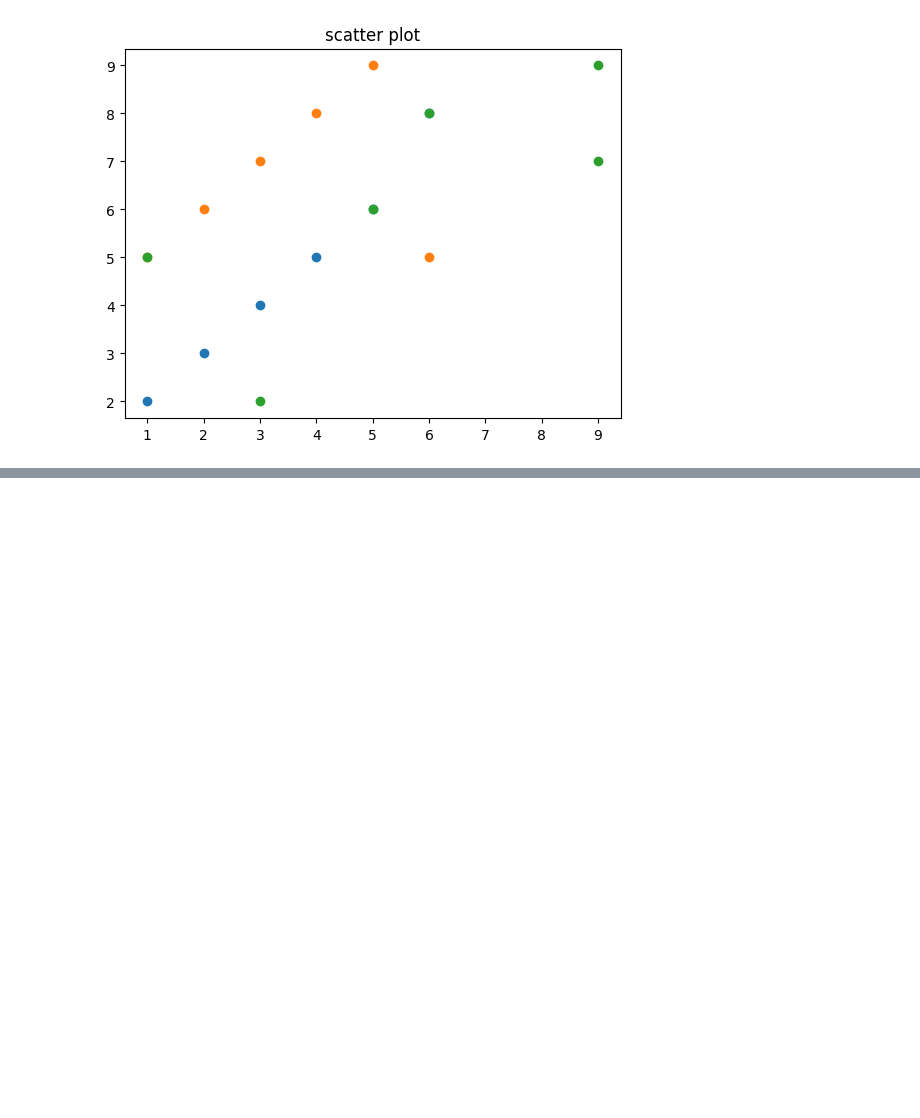
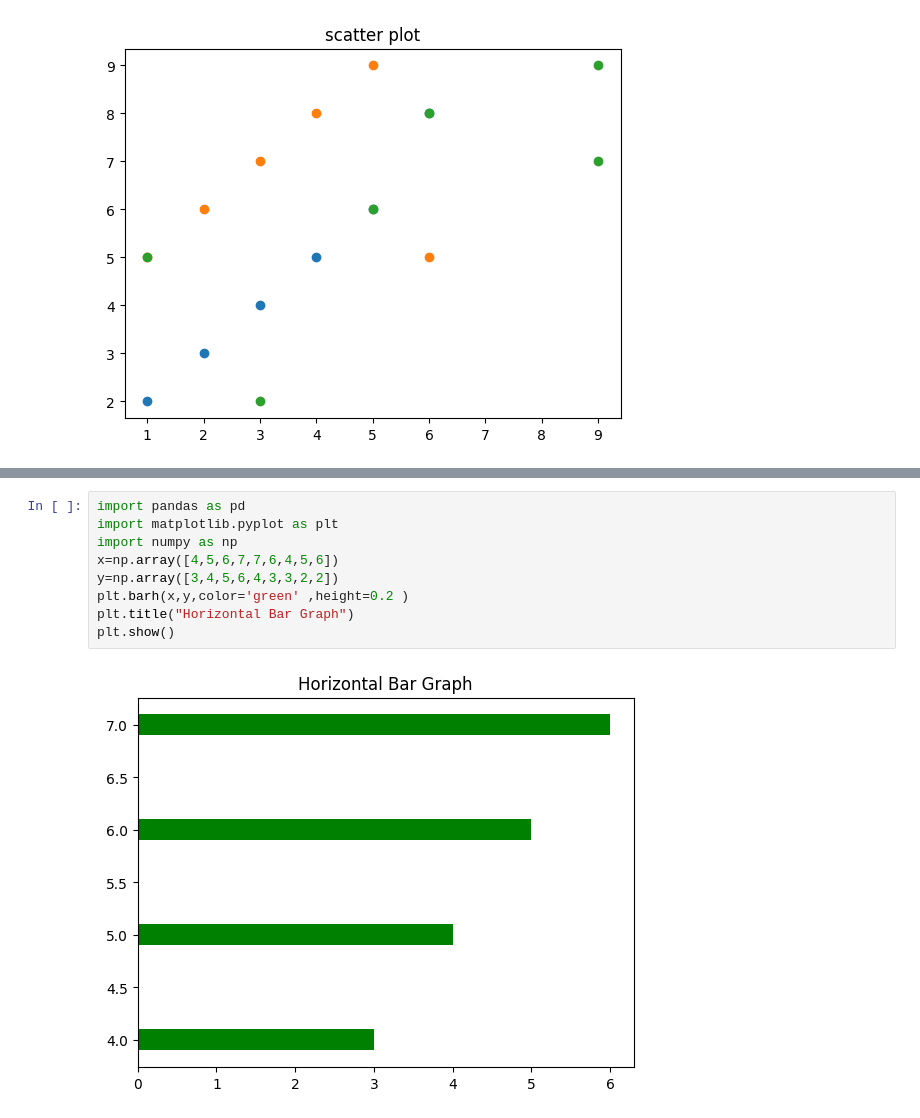
Before and after one commit to Abdal-AI/MATPLOTLIB, a Jupyter notebook: matplotlib.ipynb, the cells around one changed output, grey strips where cells are left out. Drawn from its saved outputs; the diff is of its cells as text; blank space fills up the shorter version.

```diff
--- a/matplotlib.ipynb
+++ b/matplotlib.ipynb
@@ -287,0 +291,11 @@ plt.show()
+# %%
+import pandas as pd
+import matplotlib.pyplot as plt
+import numpy as np
+x=np.array([4,5,6,7,7,6,4,5,6])
+y=np.array([3,4,5,6,4,3,3,2,2])
+plt.barh(x,y,color='green' ,height=0.2 )
+plt.title("Horizontal Bar Graph")
+plt.show()
+# %% [output]
+[figure, added]
```
Also changed, not shown: parts of 7 cells of this notebook.
